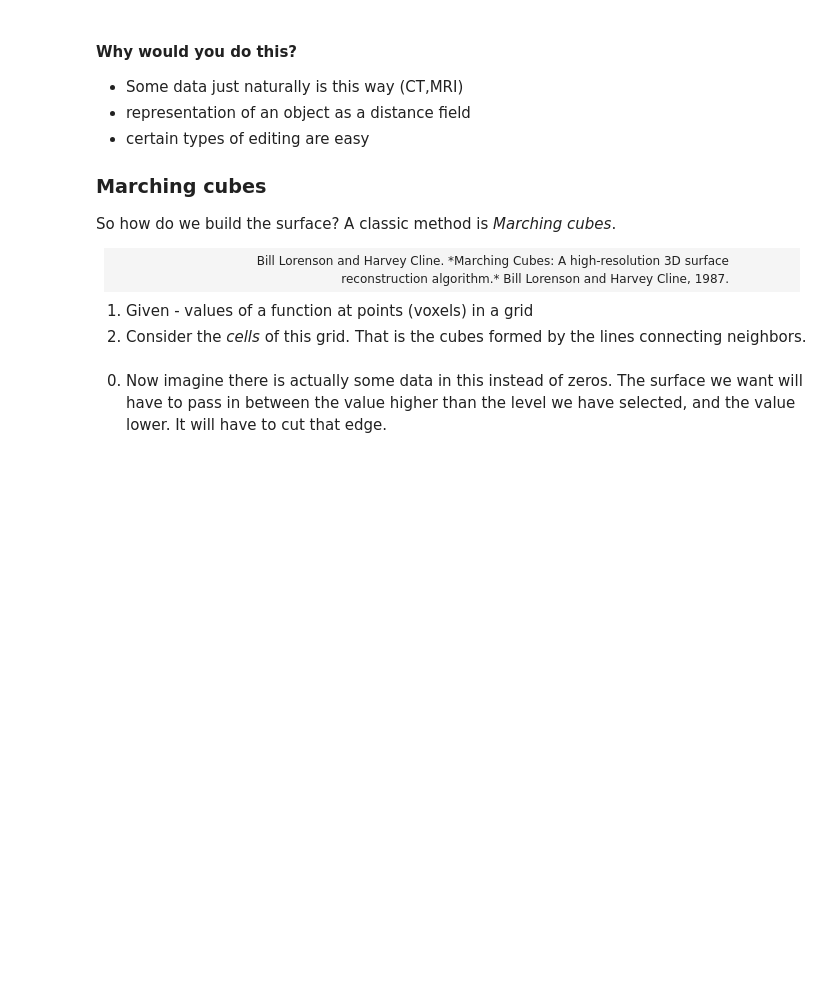
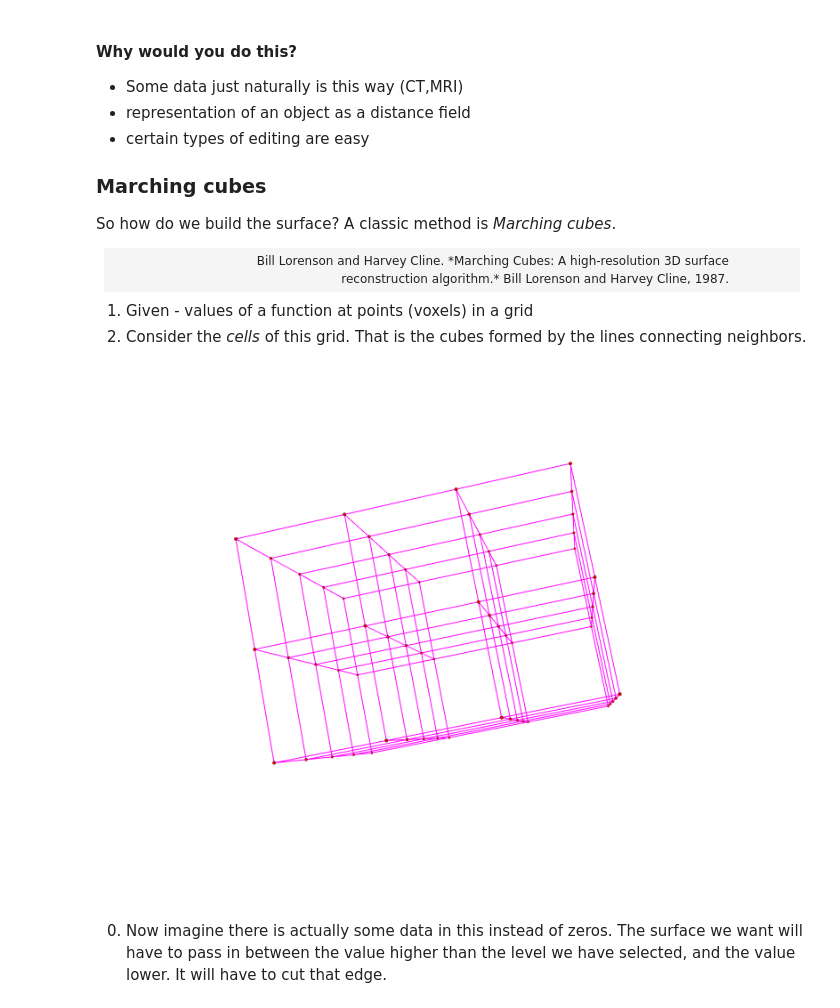
Before and after one commit to str4w/DualContour, a Jupyter notebook: Dual Contouring.ipynb, the cells around one changed output. Drawn from its saved outputs; the diff is of its cells as text; code cells hidden in the pictures; blank space fills up the shorter version.

```diff
--- a/Dual Contouring.ipynb
+++ b/Dual Contouring.ipynb
@@ -108,10 +114,12 @@ Bill Lorenson and Harvey Cline. *Marching Cubes: A high-resolution 3D surface re
 # %%
 img_data=np.zeros((4,3,5),dtype=np.uint8,order='C')
 primal,primalPoints=MakePrimalGrid(img_data)
 SetColor(primal,Magenta)
 SetColor(primalPoints,Red)
-renderer=RenderActors([primal,primalPoints],False)
+renderer=RenderActors([primal,primalPoints])
 vtk_show(renderer,800,600)
+# %% [output]
+[figure, added]
 # %% [markdown]
 0. Now imagine there is actually some data in this instead of zeros. The surface we want will have to pass in between the value higher than the level we have selected, and the value lower.  It will have to cut that edge.
 # %%
```
Also changed, not shown: parts of 9 cells of this notebook, 1 other file.
